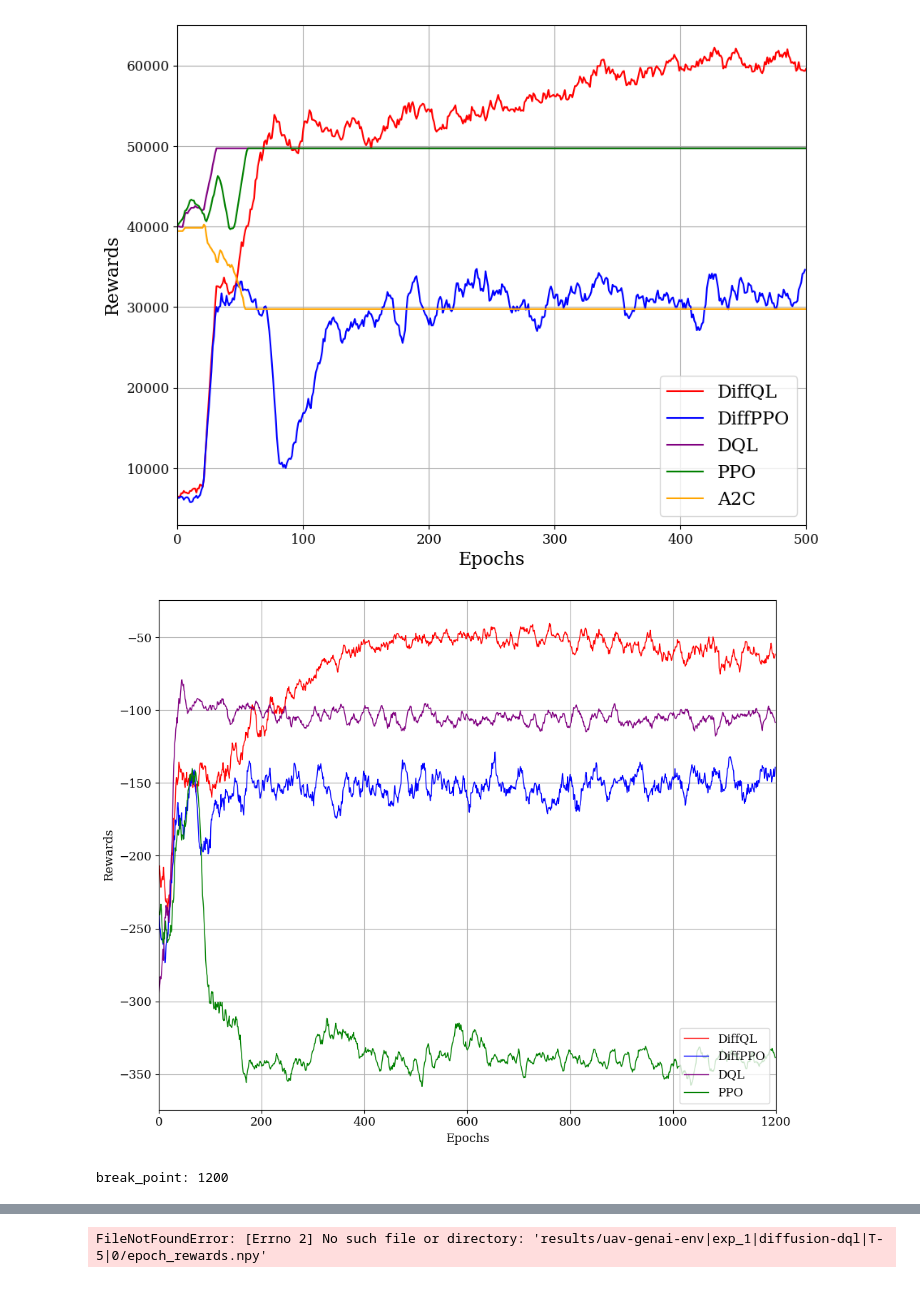
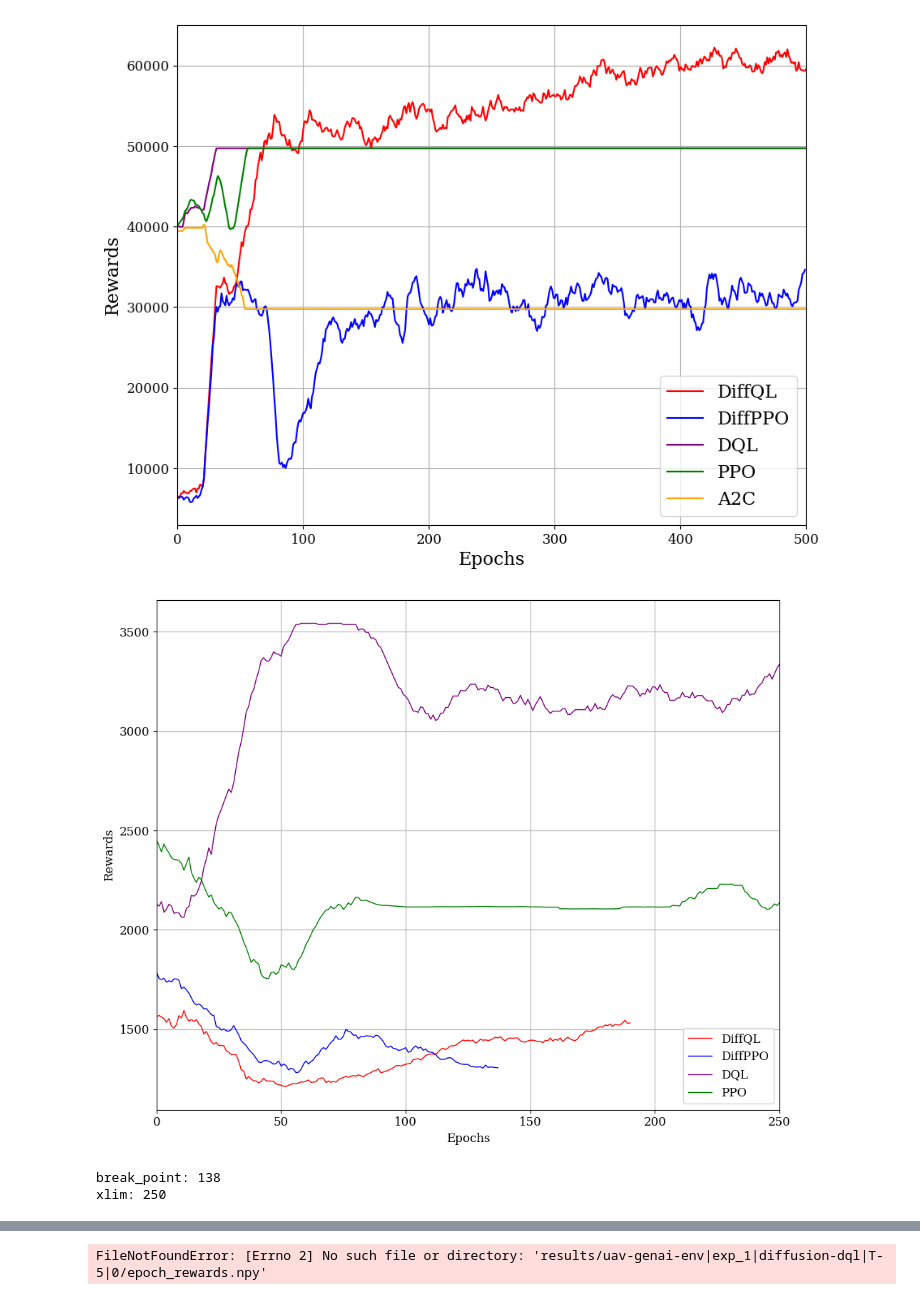
Before and after one commit to qkhanh711/Diffusion-Policies-for-RL, a Jupyter notebook: src/plot.ipynb, the cells around one changed output, grey strips where cells are left out. Saved outputs shown, nothing was run; the diff lists cells and outputs as text; code cells hidden in the pictures.

Commit message:
fixed plotting

```diff
--- a/src/plot.ipynb
+++ b/src/plot.ipynb
@@ -110,34 +126,35 @@ def plot_reward_curve(paths, window_size=10, save_path= "save.png", xlim = 2000)
 # %% [output]
 [figure]
 # %%
-num_users = 10
-seed = 25
+num_users = 12
+seed = 1
 threshold = 1200
 xlim = 250
-xlim = 1200
-version = '5'
-window_size = 12
+# xlim = 1200
+version = '3-org'
+window_size = 25
 model_name = ['dql', 'dppo', 'gdql', 'gppo']
 paths = {
     "DiffQL" : f'../t_results/gail-service-env-v{version}|exp_1/diffusion-{model_name[0]}|T-5|ms-online/{num_users}/{seed}/episode_rewards_{model_name[0]}.npy',
     "DiffPPO": f'../t_results/gail-service-env-v{version}|exp_1/diffusion-{model_name[1]}|T-5|ms-online/{num_users}/{seed}/episode_rewards_{model_name[1]}.npy',
   # "DiffPPO": '../src/results/gail-service-env|exp_1/diffusion-ppo|T-5|ms-online/0/episode_rewards_ppo.npy',
     "DQL"    : f'../t_results/gail-service-env-v{version}|exp_1/diffusion-{model_name[2]}|T-5|ms-online/{num_users}/{seed}/episode_rewards_{model_name[2]}.npy',
     "PPO"    : f'../t_results/gail-service-env-v{version}|exp_1/diffusion-{model_name[3]}|T-5|ms-online/{num_users}/{seed}/episode_rewards_{model_name[3]}.npy',
   # "A2C"    : '../src/results/gail-service-env|exp_1/diffusion-a2c|T-5|ms-online/24/episode_rewards_a2c.npy',
   # "DA2C"   : '../src/results/gail-service-env|exp_1/diffusion-da2c|T-5|ms-online/24/episode_rewards_da2c.npy'
 }
 
 while True:
     print(f"xlim: {xlim}")
     clear_output(wait=True)
     break_point = plot_reward_curve(paths, xlim = xlim, window_size=window_size)
     time.sleep(0.0002)
     # xlim += 1
     xlim = max(break_point, xlim)
     print(f"break_point: {break_point}")
     if break_point == 1500 or xlim == threshold:
         break
 # %% [output]
-[figure, old version]
+[figure, new version]
-break_point: 1200
+break_point: 138
+xlim: 250
```
Also changed, not shown: parts of 2 cells of this notebook, 4 other files.
